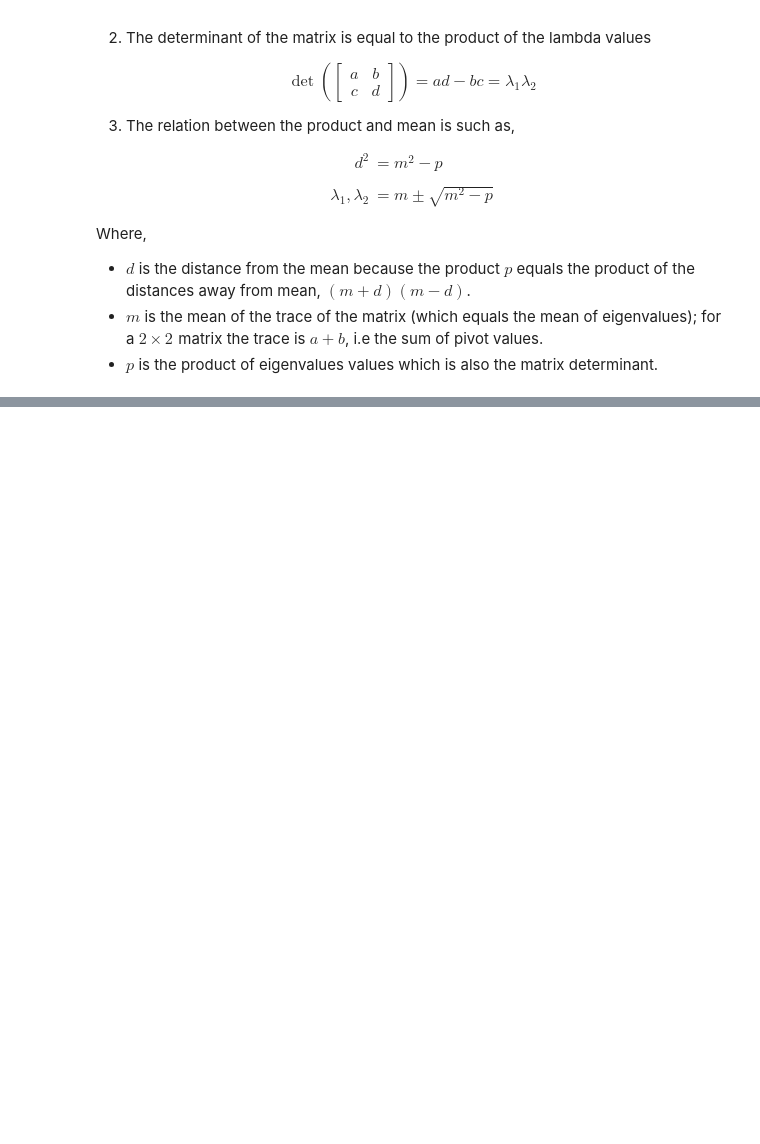
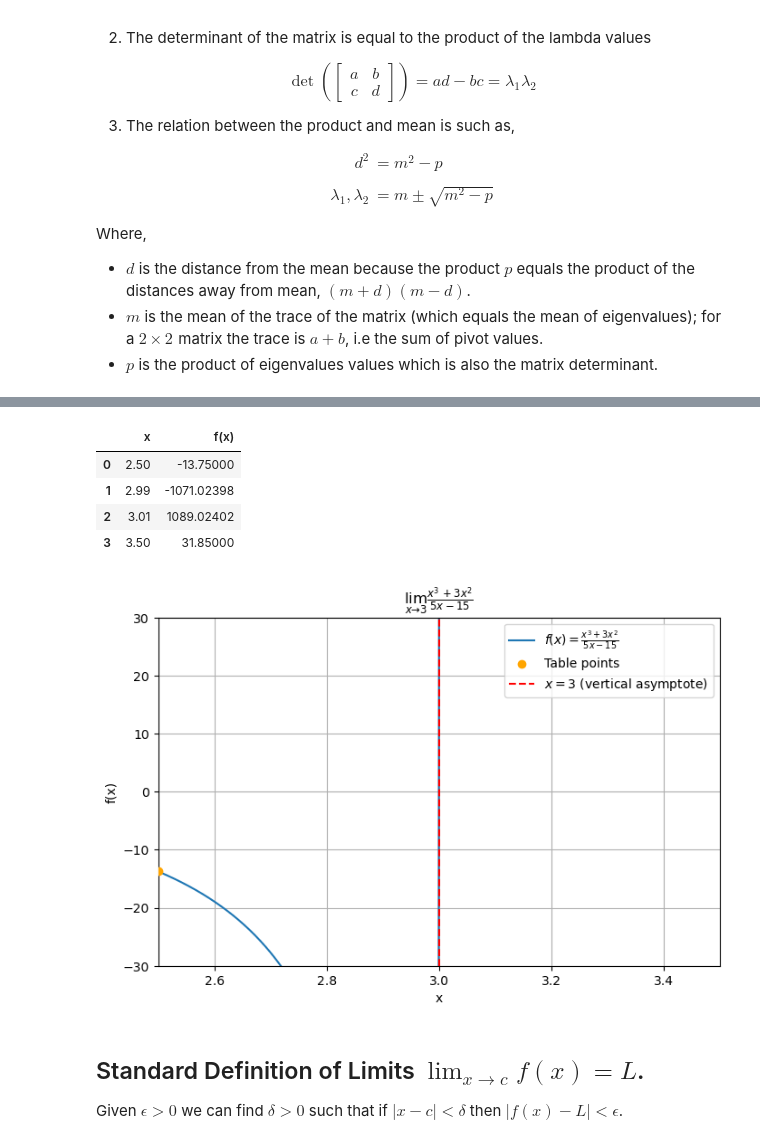
Before and after one commit to sebekj/MIT-Linear-Algebra, a Jupyter notebook: MIT Linear Algebra 18.01.ipynb, the cells around one changed output, grey strips where cells are left out. Cells and saved outputs as stored; diff of their text form; code cells hidden in the pictures; blank space fills up the shorter version.

```diff
--- a/MIT Linear Algebra 18.01.ipynb
+++ b/MIT Linear Algebra 18.01.ipynb
@@ -3221,0 +3341,49 @@ Where,
+# %%
+import numpy as np
+import matplotlib.pyplot as plt
+import pandas as pd
+
+# Define the function
+def f(x):
+    return (x**3 + 3*x**2) / (5*x - 15)
+
+# Values for the table
+x_table = np.array([2.5, 2.99, 3.01, 3.5])
+y_table = f(x_table)
+
+# Display the table using pandas DataFrame
+table = pd.DataFrame({'x': x_table, 'f(x)': y_table})
+display(table)
+
+# Plot the function, avoiding x=3
+x_left = np.linspace(2.5, 2.99, 200)
+x_right = np.linspace(3.01, 3.5, 200)
+x = np.concatenate((x_left, x_right))
+y = f(x)
+
+plt.figure(figsize=(8,5))
+plt.plot(x, y, label=r'$f(x) = \frac{x^3 + 3x^2}{5x - 15}$')
+
+# Mark points from the table
+plt.scatter(x_table, y_table, color='orange', zorder=5, label='Table points')
+
+plt.axvline(3, color='red', linestyle='--', label='$x=3$ (vertical asymptote)')
+plt.ylim(-30, 30)
+plt.xlim(2.5, 3.5)
+plt.xlabel('x')
+plt.ylabel('f(x)')
+plt.title(r'$\lim_{x \to 3} \frac{x^3 + 3x^2}{5x - 15}$')
+plt.legend()
+plt.grid(True)
+plt.show()
+# %% [output]
+|  | x | f(x) |
+| 0 | 2.50 | -13.75000 |
+| 1 | 2.99 | -1071.02398 |
+| 2 | 3.01 | 1089.02402 |
+| 3 | 3.50 | 31.85000 |
+[figure, added]
+# %% [markdown]
+## Standard Definition of Limits $\lim_{x \to c} f(x) = L$.
+
+Given $\epsilon > 0$ we can find $\delta > 0$ such that if $|x - c| < \delta$ then $|f(x) - L| < \epsilon$.
```
Also changed, not shown: parts of 5 cells of this notebook.
